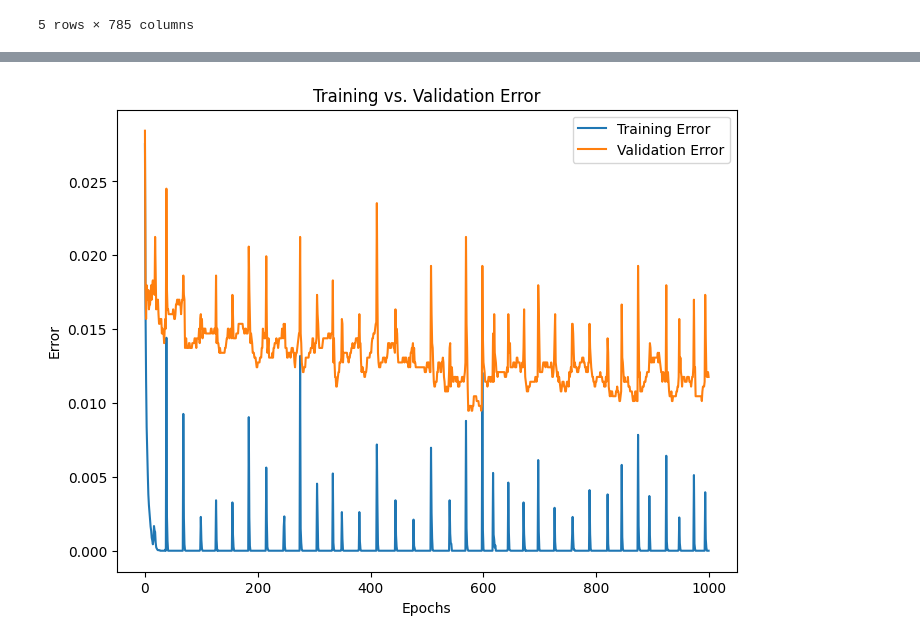
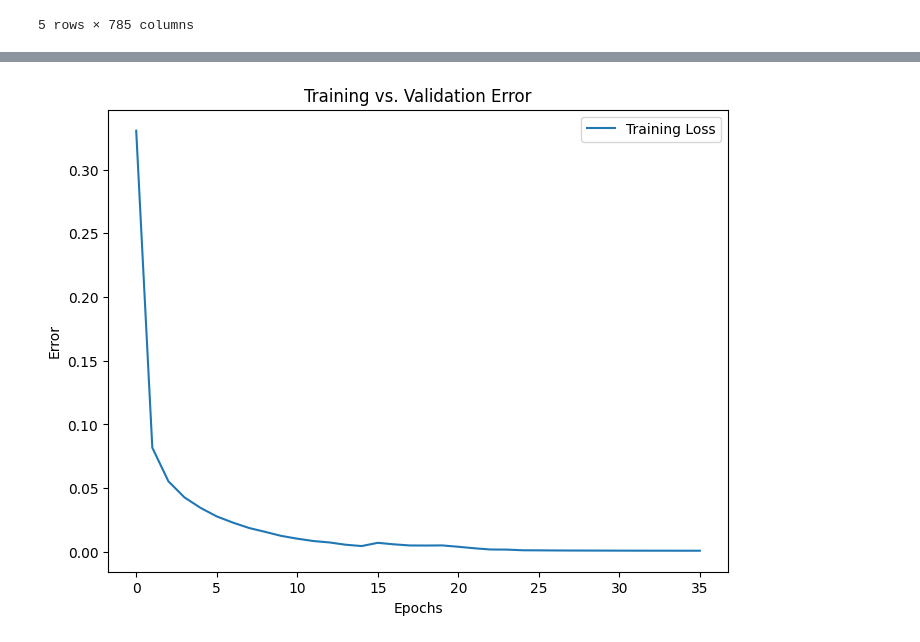
Before and after one commit to krish401/Machine-Learning-CP322, a Jupyter notebook: Assignments/Assignment_3/ANN_Digit_Classifier.ipynb, the cells around one changed output, grey strips where cells are left out. Cells and saved outputs as stored; diff of their text form; code cells hidden in the pictures.

```diff
--- a/Assignments/Assignment_3/ANN_Digit_Classifier.ipynb
+++ b/Assignments/Assignment_3/ANN_Digit_Classifier.ipynb
@@ -67,10 +67,7 @@ X_test = scaler.transform(X_test)
 # Training
 mlp = MLPClassifier(hidden_layer_sizes=(16,32), alpha=0.001, batch_size=100, max_iter=1000, random_state=42)
 
-train_errors, val_errors = [],[]
+mlp.fit(X_train, y_train)
 
-for epoch in range(1,1001):
-    mlp.partial_fit(X_train, y_train, classes=[0,1,2,3,4])
-    train_errors.append(1-accuracy_score(y_train, mlp.predict(X_train)))
-    val_errors.append(1-accuracy_score(y_val, mlp.predict(X_val)))
-    print(train_errors)
+train_error = 1- accuracy_score(y_train, mlp.predict(X_train))
+val_error = 1- accuracy_score(y_val, mlp.predict(X_val))
@@ -95,11 +74,10 @@ for epoch in range(1,1001):
 # %%
 plt.figure(figsize=(8,6))
-plt.plot(train_errors, label="Training Error")
-plt.plot(val_errors, label="Validation Error")
+plt.plot(mlp.loss_curve_, label="Training Loss")
 plt.xlabel("Epochs")
 plt.ylabel("Error")
 plt.legend()
 plt.title("Training vs. Validation Error")
 plt.show()
 # %% [output]
-[figure, old version]
+[figure, new version]
```
Also changed, not shown: parts of 4 cells of this notebook.
